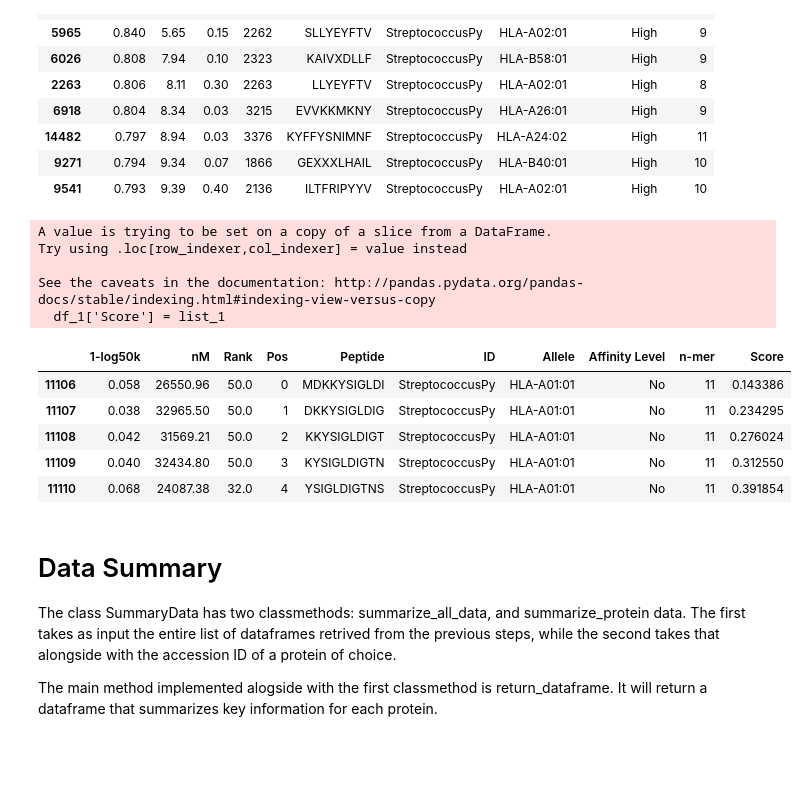
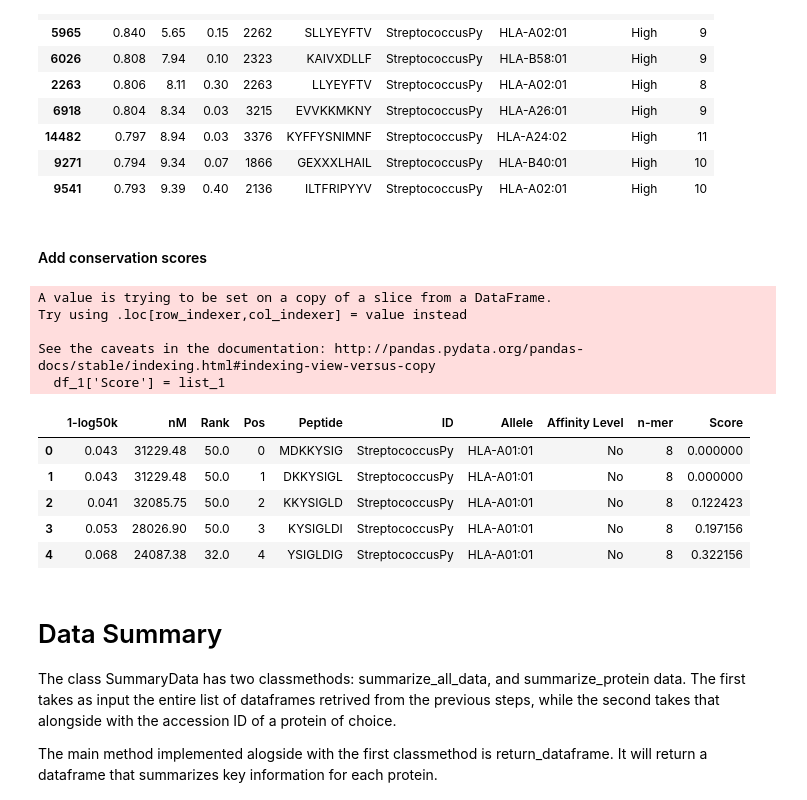
Before and after one commit to carlomazzaferro/neoantigen, a Jupyter notebook: antigen_discovery/Immune Stealth MultiProt Analysis From Prot List UPDATED SCIKIT CONS.ipynb, the cells around one changed output. Cells and saved outputs as stored; diff of their text form; code cells hidden in the pictures; blank space fills up the shorter version.

```diff
--- a/antigen_discovery/Immune Stealth MultiProt Analysis From Prot List UPDATED SCIKIT CONS.ipynb
+++ b/antigen_discovery/Immune Stealth MultiProt Analysis From Prot List UPDATED SCIKIT CONS.ipynb
@@ -212,6 +214,8 @@ lsss[0].sort_values(by='nM').head(10) #Some high affinity peps in protein BAV541
 | 14482 | 0.797 | 8.94 | 0.03 | 3376 | KYFFYSNIMNF | StreptococcusPy | HLA-A24:02 | High | 11 |
 | 9271 | 0.794 | 9.34 | 0.07 | 1866 | GEXXXLHAIL | StreptococcusPy | HLA-B40:01 | High | 10 |
 | 9541 | 0.793 | 9.39 | 0.40 | 2136 | ILTFRIPYYV | StreptococcusPy | HLA-A02:01 | High | 10 |
+# %% [markdown]
+#### Add conservation scores
 # %%
 #scores_df.loc[(scores_df['n-mer'] == 11) & (scores_df['Score'] > 0) & (scores_df['Peptide'].str.contains('-') == False)]
 #lsss[0]['n-mer'].unique()
@@ -225,12 +229,12 @@ Try using .loc[row_indexer,col_indexer] = value instead
 See the caveats in the documentation: http://pandas.pydata.org/pandas-docs/stable/indexing.html#indexing-view-versus-copy
   df_1['Score'] = list_1
 # %%
-scores_and_affinity[0].loc[scores_and_affinity[0]['n-mer'] == 11].head()
+scores_and_affinity[0].loc[scores_and_affinity[0]['n-mer'] == 8].head(5)
 # (Affinity Score U Cons Scorezx)
 # %% [output]
 |  | 1-log50k | nM | Rank | Pos | Peptide | ID | Allele | Affinity Level | n-mer | Score |
-| 11106 | 0.058 | 26550.96 | 50.0 | 0 | MDKKYSIGLDI | StreptococcusPy | HLA-A01:01 | No | 11 | 0.143386 |
-| 11107 | 0.038 | 32965.50 | 50.0 | 1 | DKKYSIGLDIG | StreptococcusPy | HLA-A01:01 | No | 11 | 0.234295 |
-| 11108 | 0.042 | 31569.21 | 50.0 | 2 | KKYSIGLDIGT | StreptococcusPy | HLA-A01:01 | No | 11 | 0.276024 |
-| 11109 | 0.040 | 32434.80 | 50.0 | 3 | KYSIGLDIGTN | StreptococcusPy | HLA-A01:01 | No | 11 | 0.312550 |
-| 11110 | 0.068 | 24087.38 | 32.0 | 4 | YSIGLDIGTNS | StreptococcusPy | HLA-A01:01 | No | 11 | 0.391854 |
+| 0 | 0.043 | 31229.48 | 50.0 | 0 | MDKKYSIG | StreptococcusPy | HLA-A01:01 | No | 8 | 0.000000 |
+| 1 | 0.043 | 31229.48 | 50.0 | 1 | DKKYSIGL | StreptococcusPy | HLA-A01:01 | No | 8 | 0.000000 |
+| 2 | 0.041 | 32085.75 | 50.0 | 2 | KKYSIGLD | StreptococcusPy | HLA-A01:01 | No | 8 | 0.122423 |
+| 3 | 0.053 | 28026.90 | 50.0 | 3 | KYSIGLDI | StreptococcusPy | HLA-A01:01 | No | 8 | 0.197156 |
+| 4 | 0.068 | 24087.38 | 32.0 | 4 | YSIGLDIG | StreptococcusPy | HLA-A01:01 | No | 8 | 0.322156 |
```
Also changed, not shown: parts of 28 cells of this notebook, 1 other file.
